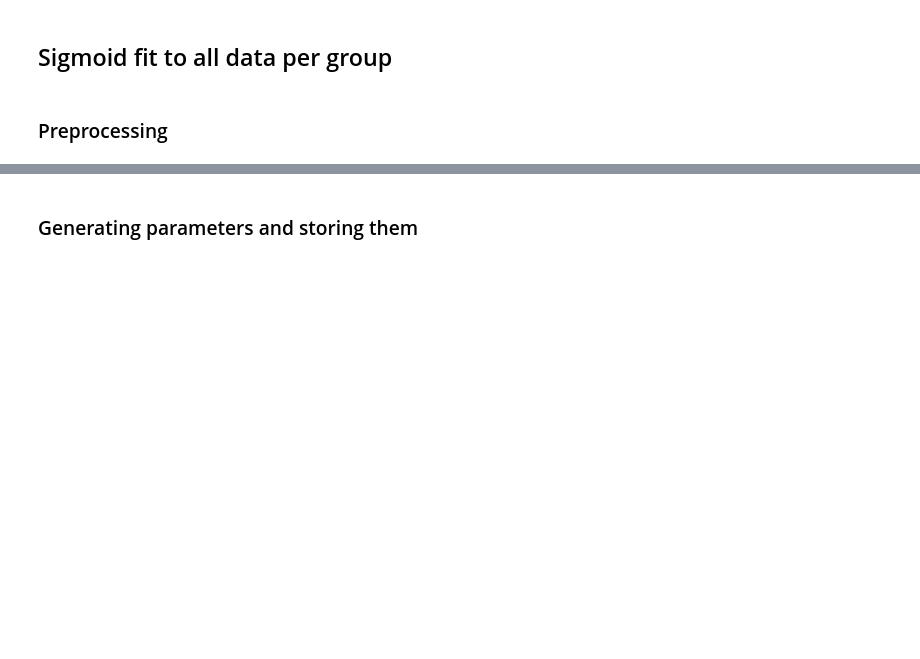
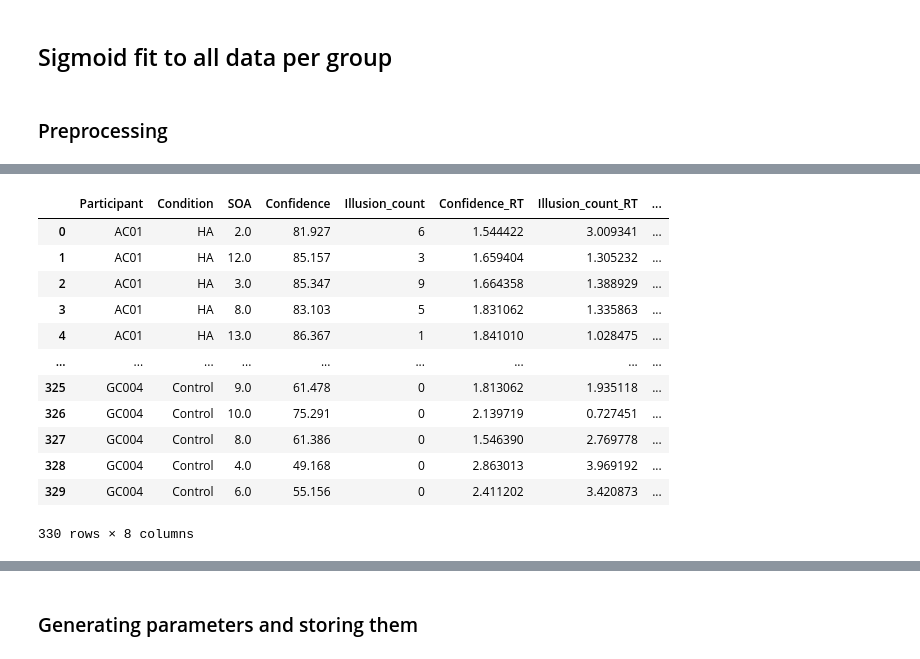
Before and after one commit to camila-maura/GIFTED-DFI, a Jupyter notebook: data_preprocessing.ipynb, the cells around one changed output, grey strips where cells are left out. Cells and saved outputs as stored; diff of their text form; code cells hidden in the pictures; blank space fills up the shorter version.

```diff
--- a/data_preprocessing.ipynb
+++ b/data_preprocessing.ipynb
@@ -1149 +1171,25 @@ df_sigmoid = data_dfi[data_dfi["Participant"].isin(remaining_participants)]
+# %%
+# Add relevant columns for separating fit according to group belonging (HA or Control)
+
+# HA or Control in dataset
+df_groups = df[["Código de participante","Group"]]
+df_groups.columns=["Participant", "Condition"]
+
+# And merge that to include the HA/Control column ("Group")
+df_sigmoid = pd.merge(df_groups,df_sigmoid,  on='Participant', how='inner')
+df_sigmoid
+# %% [output]
+|  | Participant | Condition | SOA | Confidence | Illusion_count | Confidence_RT | Illusion_count_RT | ... |
+| 0 | AC01 | HA | 2.0 | 81.927 | 6 | 1.544422 | 3.009341 | ... |
+| 1 | AC01 | HA | 12.0 | 85.157 | 3 | 1.659404 | 1.305232 | ... |
+| 2 | AC01 | HA | 3.0 | 85.347 | 9 | 1.664358 | 1.388929 | ... |
+| 3 | AC01 | HA | 8.0 | 83.103 | 5 | 1.831062 | 1.335863 | ... |
+| 4 | AC01 | HA | 13.0 | 86.367 | 1 | 1.841010 | 1.028475 | ... |
+| ... | ... | ... | ... | ... | ... | ... | ... | ... |
+| 325 | GC004 | Control | 9.0 | 61.478 | 0 | 1.813062 | 1.935118 | ... |
+| 326 | GC004 | Control | 10.0 | 75.291 | 0 | 2.139719 | 0.727451 | ... |
+| 327 | GC004 | Control | 8.0 | 61.386 | 0 | 1.546390 | 2.769778 | ... |
+| 328 | GC004 | Control | 4.0 | 49.168 | 0 | 2.863013 | 3.969192 | ... |
+| 329 | GC004 | Control | 6.0 | 55.156 | 0 | 2.411202 | 3.420873 | ... |
+330 rows × 8 columns
 # %%
```
Also changed, not shown: parts of 34 cells of this notebook.
